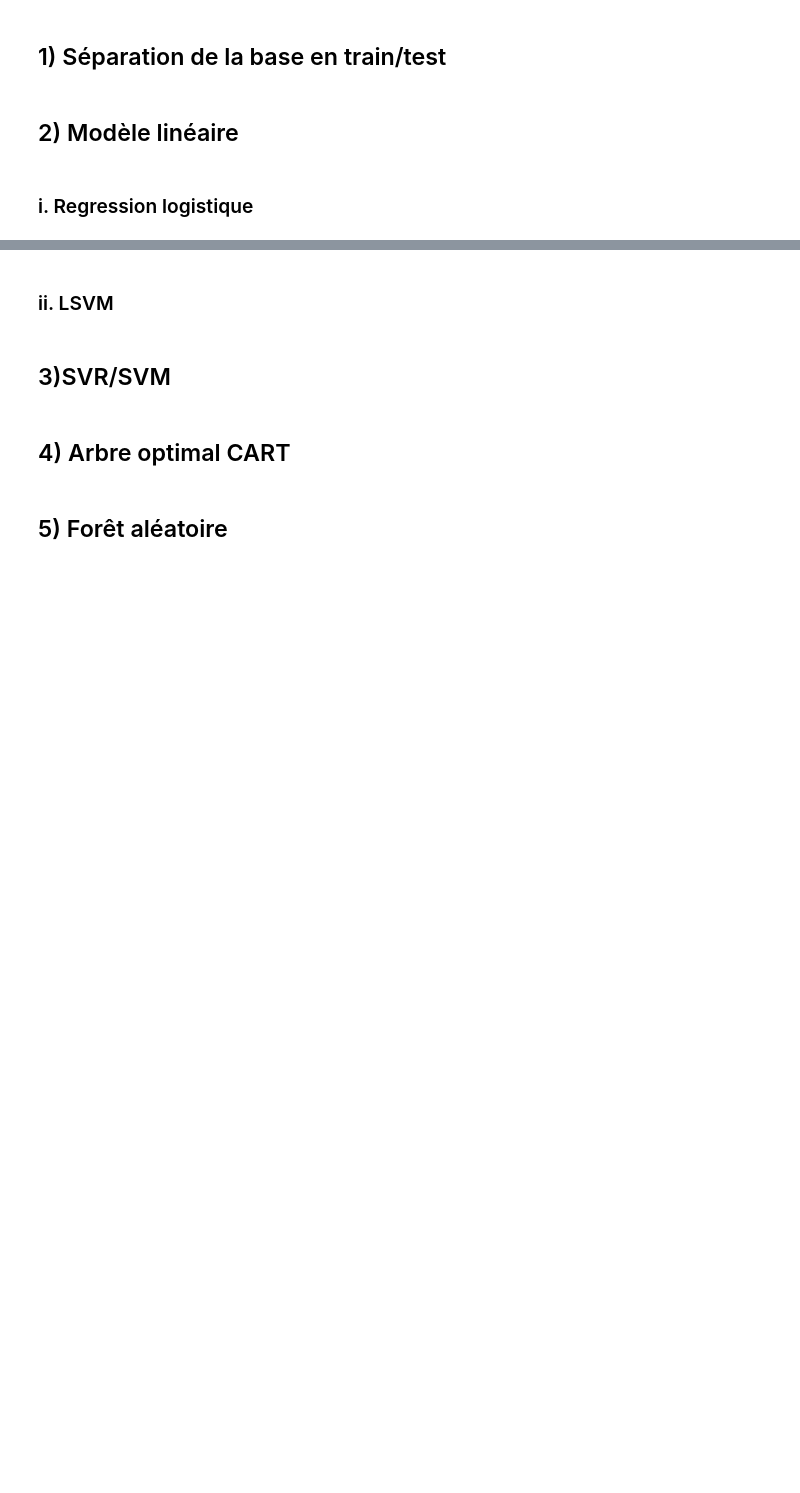
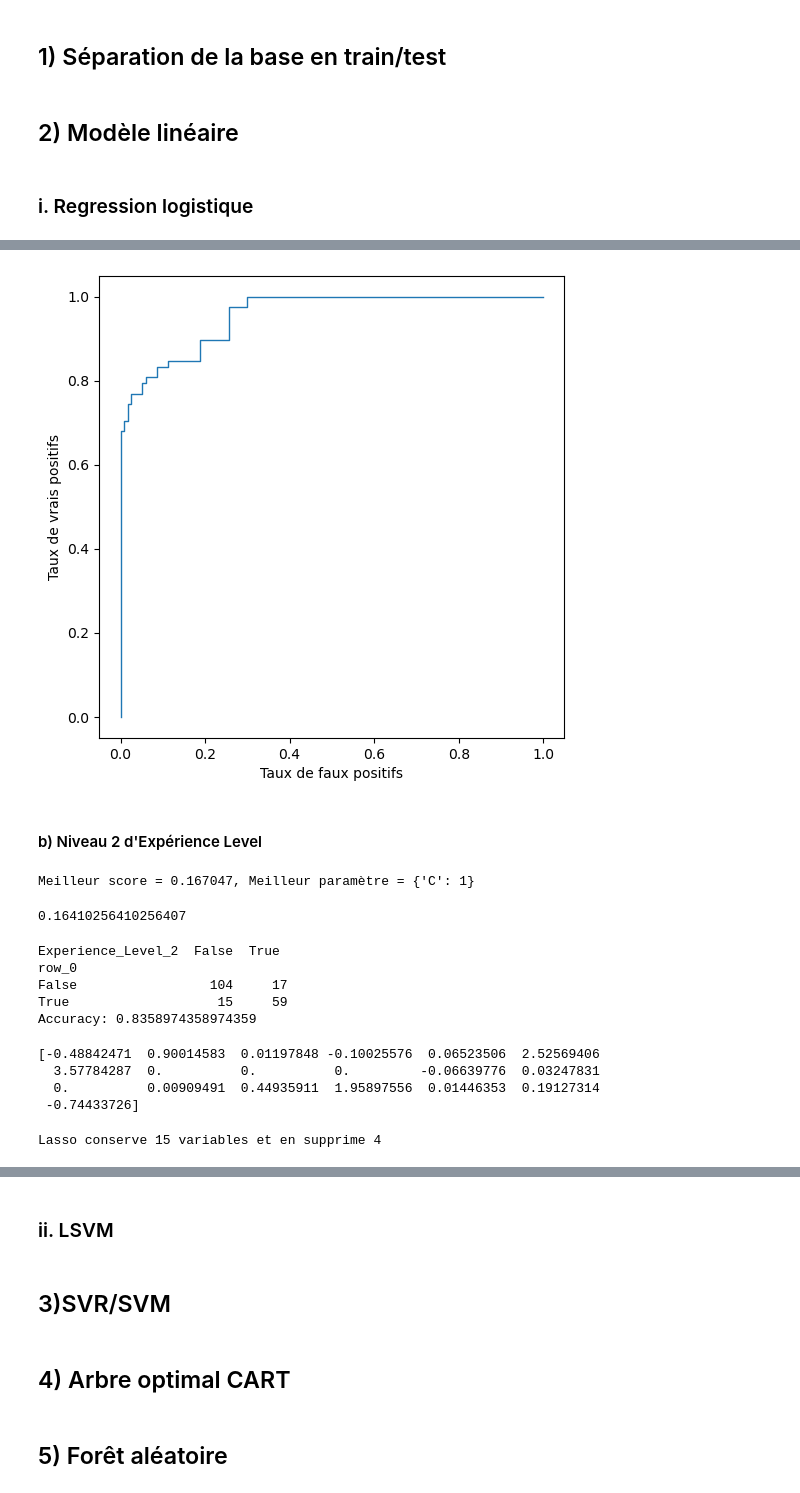
Before and after one commit to albanevergnes/projetML, a Jupyter notebook: Projet_python.ipynb, the cells around one changed output, grey strips where cells are left out. Saved outputs shown, nothing was run; the diff lists cells and outputs as text; code cells hidden in the pictures; blank space fills up the shorter version.

```diff
--- a/Projet_python.ipynb
+++ b/Projet_python.ipynb
@@ -373,2 +435,6 @@ plt.show()
 # %% [markdown]
 ## 1) Séparation de la base en train/test
+# %%
+X1_train,X1_test,Y1_train,Y1_test=train_test_split(dfC2,Y1,test_size=0.2,random_state=11)
+X2_train,X2_test,Y2_train,Y2_test=train_test_split(dfC2,Y2,test_size=0.2,random_state=11)
+X3_train,X3_test,Y3_train,Y3_test=train_test_split(dfC2,Y3,test_size=0.2,random_state=11)
@@ -378,0 +551,61 @@ plt.show()
+# %%
+from sklearn.metrics import roc_curve
+probas_ = LogisticRegression(penalty="l1", solver="liblinear",
+                    C=logitOpt.best_params_['C']).fit(X1_train, Y1_train).predict_proba(X1_test)
+fpr, tpr, thresholds = roc_curve(Y1_test, probas_[:,1])
+plt.plot(fpr, tpr, lw=1)
+plt.xlabel('Taux de faux positifs')
+plt.ylabel('Taux de vrais positifs')
+plt.show()
+# %% [output]
+[figure, added]
+# %% [markdown]
+#### b) Niveau 2 d'Expérience Level
+# %%
+# Optimisation du paramètre de pénalisation
+# grille de valeurs
+param=[{"C":[1,1.2,1.5,1.7,2,3,4]}]
+logit = GridSearchCV(LogisticRegression(penalty="l1",solver="liblinear"), param,cv=5,n_jobs=-1)
+logitOpt=logit.fit(Xb2_train, Y2_train)  # GridSearchCV est lui-même un estimateur
+# paramètre optimal
+logitOpt.best_params_["C"]
+print("Meilleur score = %f, Meilleur paramètre = %s" % (1.-logitOpt.best_score_,logitOpt.best_params_))
+# %% [output]
+Meilleur score = 0.167047, Meilleur paramètre = {'C': 1}
+# %%
+# erreur sur l'échantillon test
+1-logitOpt.score(Xb2_test, Y2_test)
+# %% [output]
+0.16410256410256407
+# %%
+# Prévision
+y_chap2 = logitOpt.predict(Xb2_test)
+# matrice de confusion
+table=pd.crosstab(y_chap2,Y2_test)
+print(table)
+
+accuracy = np.trace(table.values) / table.values.sum()
+print("Accuracy:", accuracy)
+# %% [output]
+Experience_Level_2  False  True
+row_0
+False                 104     17
+True                   15     59
+Accuracy: 0.8358974358974359
+# %%
+# Coefficients
+logitLasso=LogisticRegression(penalty="l1",C=logitOpt.best_params_['C'],
+                              solver="liblinear")
+logitCoef=logitLasso.fit(Xb2_train,Y2_train).coef_
+print(logitCoef[0])
+# %% [output]
+[-0.48842471  0.90014583  0.01197848 -0.10025576  0.06523506  2.52569406
+  3.57784287  0.          0.          0.         -0.06639776  0.03247831
+  0.          0.00909491  0.44935911  1.95897556  0.01446353  0.19127314
+ -0.74433726]
+# %%
+coef = pd.Series(logitCoef[0], index = X2_train.columns)
+print("Lasso conserve " + str(sum(coef != 0)) +
+      " variables et en supprime " +  str(sum(coef == 0)))
+# %% [output]
+Lasso conserve 15 variables et en supprime 4
```
Also changed, not shown: parts of 35 cells of this notebook, 1 other file.
